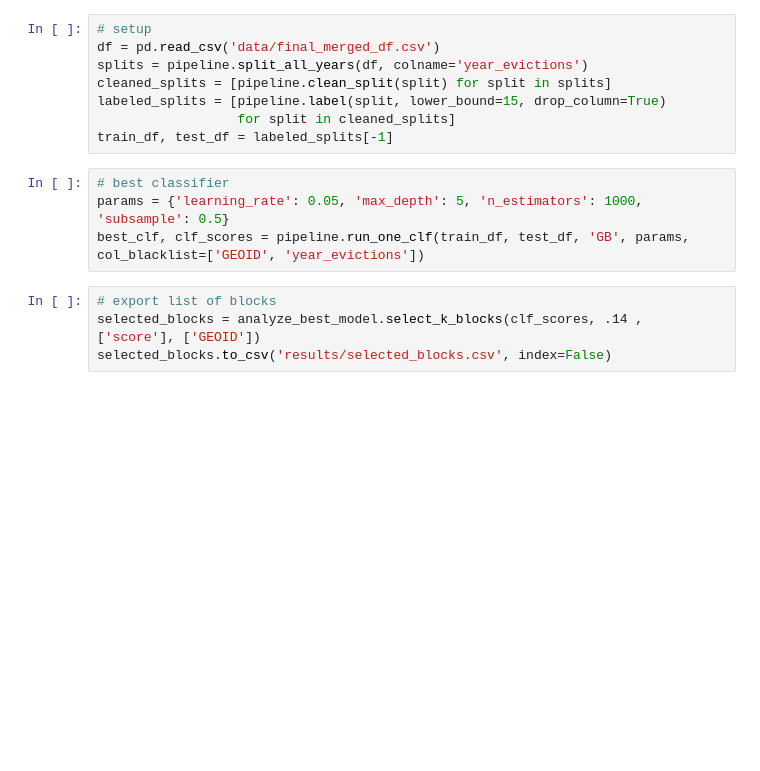
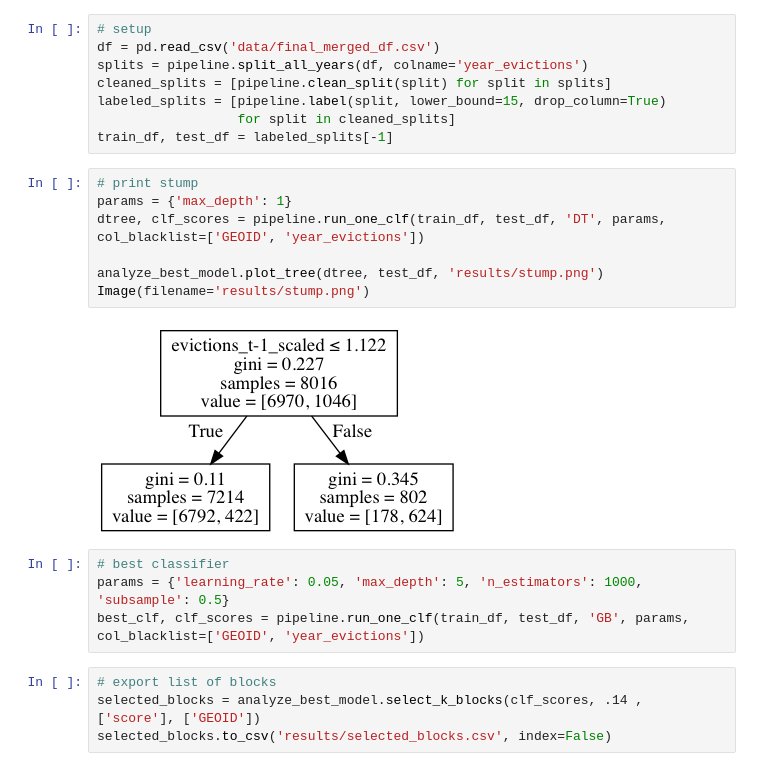
Before and after one commit to sinclairtarget/philly-evictions, a Jupyter notebook: interpret.ipynb, the cells around one changed output. Saved outputs shown, nothing was run; the diff lists cells and outputs as text; blank space fills up the shorter version.

Commit message:
more results

```diff
--- a/interpret.ipynb
+++ b/interpret.ipynb
@@ -25,6 +14,15 @@ cleaned_splits = [pipeline.clean_split(split) for split in splits]
 labeled_splits = [pipeline.label(split, lower_bound=15, drop_column=True)
                   for split in cleaned_splits]
 train_df, test_df = labeled_splits[-1]
+# %%
+# print stump
+params = {'max_depth': 1}
+dtree, clf_scores = pipeline.run_one_clf(train_df, test_df, 'DT', params, col_blacklist=['GEOID', 'year_evictions'])
+
+analyze_best_model.plot_tree(dtree, test_df, 'results/stump.png')
+Image(filename='results/stump.png')
+# %% [output]
+[figure, added]
 # %%
 # best classifier
 params = {'learning_rate': 0.05, 'max_depth': 5, 'n_estimators': 1000, 'subsample': 0.5}
```
Also changed, not shown: parts of 6 cells of this notebook, 6 other files.
